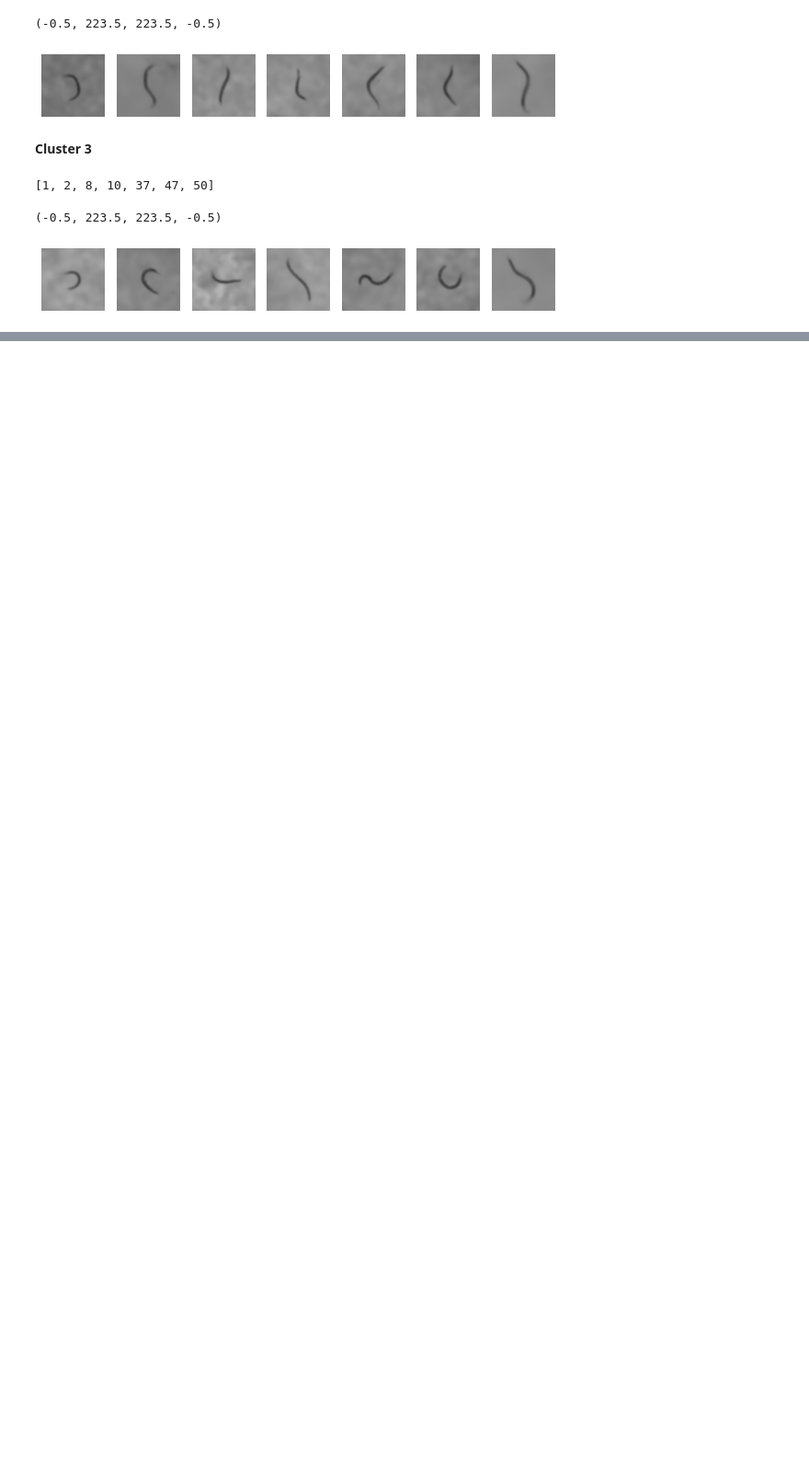
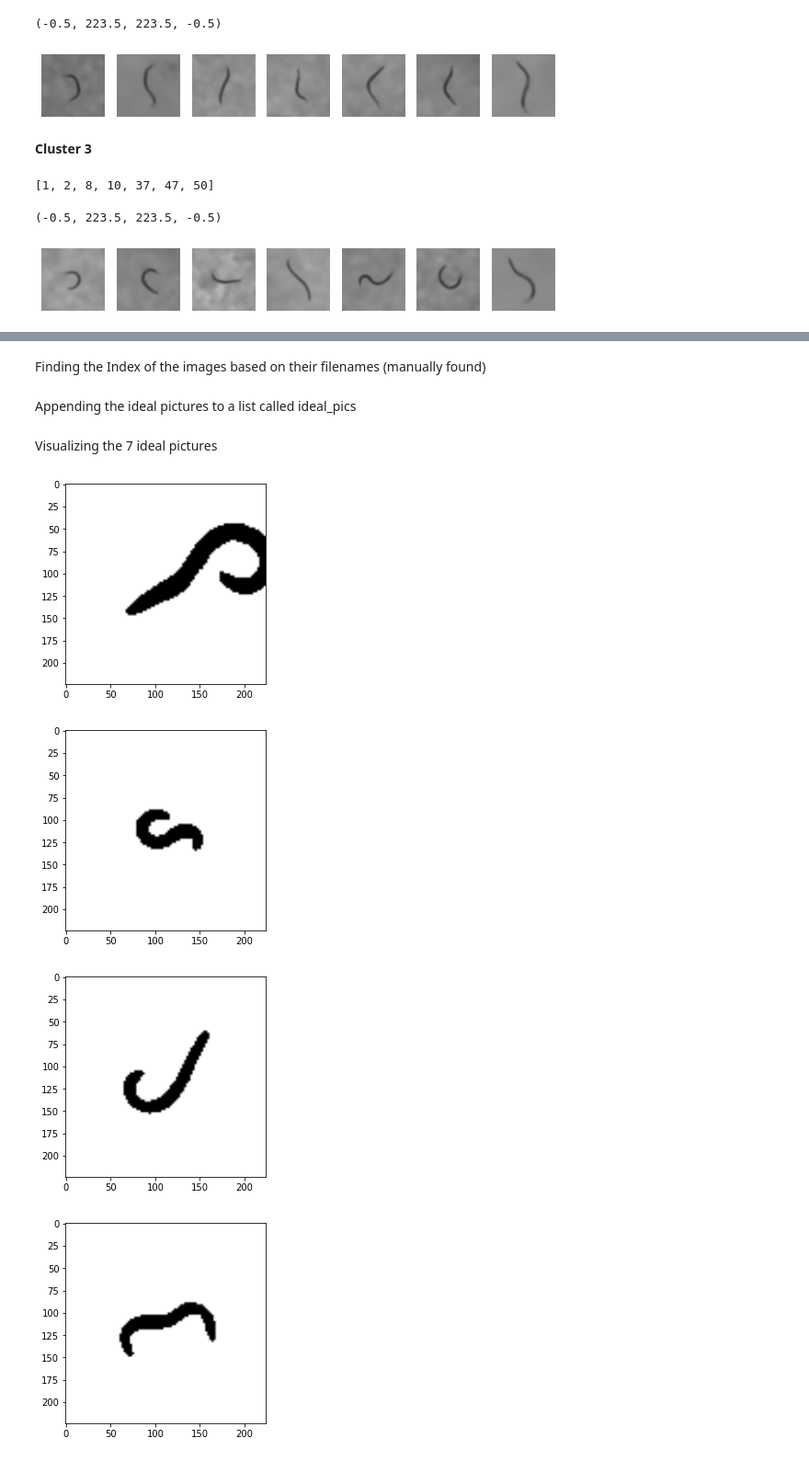
Before and after one commit to CaptainOmerica/My-Projects, a Jupyter notebook: Semi_Supervised_Clustering.ipynb, the cells around one changed output, grey strips where cells are left out. Shown: that part at 92% size. Drawn from its saved outputs; the diff is of its cells as text; code cells hidden in the pictures; blank space fills up the shorter version.

```diff
--- a/Semi_Supervised_Clustering.ipynb
+++ b/Semi_Supervised_Clustering.ipynb
@@ -501,0 +505,33 @@ plt.axis('off')
+# %% [markdown]
+Finding the Index of the images based on their filenames (manually found)
+# %%
+q_mark=worm_pics.index('IMG_2019-12-19_CL2122_M-Movie0026 (1)1740.png') #Question Mark
+s=worm_pics.index('IMG_2020-06-24_NL 5901 no compound + FUdR_M-no comp worm 22540.png') #S
+J=worm_pics.index('IMG_2020-06-24_NL 5901 no compound + FUdR_M-no comp worm 26108.png') #J/l
+three=worm_pics.index('IMG_2020-06-24_NL 5901 no compound + FUdR_M-no comp worm 171020.png') #3
+o=worm_pics.index('IMG_2020-06-24_NL 5901 no compound + FUdR_M-no comp worm 221596.png') #o
+I=worm_pics.index('IMG_2020-06-24_NL 5901 no compound + FUdR_no comp worm 2300.png') #I (straight worm)
+C=worm_pics.index('IMG_2020-06-24_NL5901 1 week old_Levodopa_M-nl 5901 levodopa 1 week old 191404.png') #C
+
+indexes=[q_mark,s,J,three,o,I,C]
+# %% [markdown]
+Appending the ideal pictures to a list called ideal_pics
+# %%
+ideal_pics=[]
+for index in indexes:
+  ideal_pics.append(worm_pix_normd[index])
+# %% [markdown]
+Visualizing the 7 ideal pictures
+# %%
+for i in range(len(ideal_pics)):
+    plt.figure()
+    plt.imshow(ideal_pics[i])
+    # Show/save figure as desired.
+    plt.show()
+# Can show all four figures at once by calling plt.show() here, outside the loop.
+plt.show()
+# %% [output]
+[figure, added]
+[figure, added]
+[figure, added]
+[figure, added]
```
Also changed, not shown: parts of 40 cells of this notebook.
